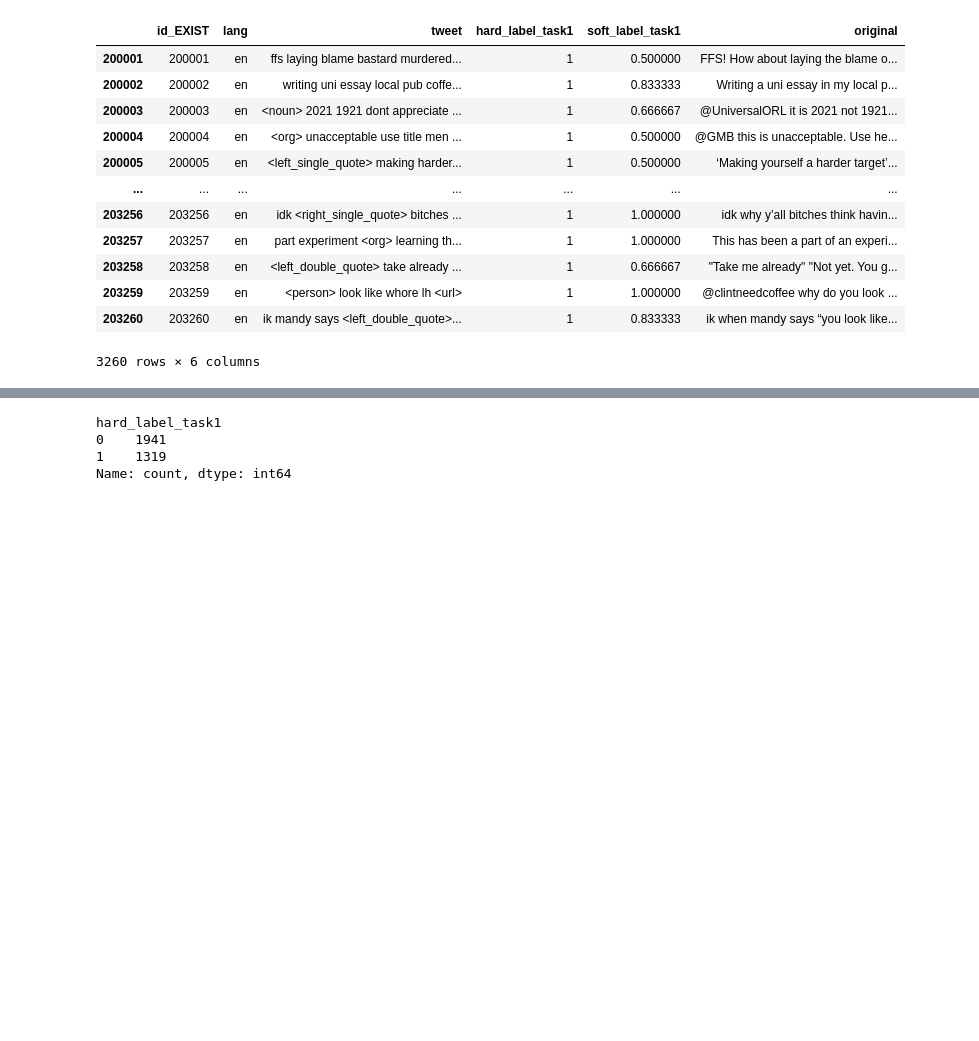
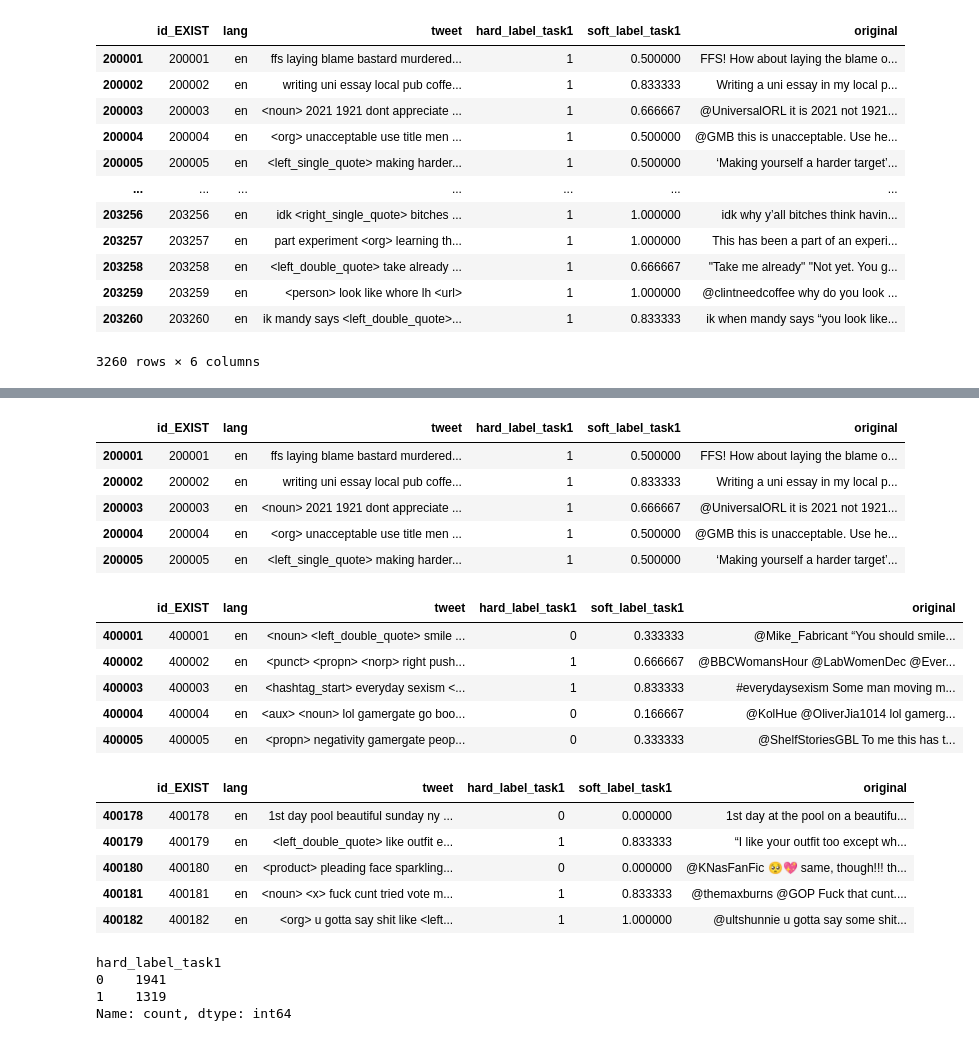
Before and after one commit to SangioAI/NLP_Assignments, a Jupyter notebook: assignment1.ipynb, the cells around one changed output, grey strips where cells are left out. Cells and saved outputs as stored; diff of their text form; code cells hidden in the pictures; blank space fills up the shorter version.

```diff
--- a/assignment1.ipynb
+++ b/assignment1.ipynb
@@ -377,0 +515,24 @@ target = "hard_label_task1"
+# %%
+# some examples of each dataset
+display(processed_training_data.head())
+display(processed_validation_data.head())
+display(processed_test_data.head())
+# %% [output]
+|  | id_EXIST | lang | tweet | hard_label_task1 | soft_label_task1 | original |
+| 200001 | 200001 | en | ffs laying blame bastard murdered... | 1 | 0.500000 | FFS! How about laying the blame o... |
+| 200002 | 200002 | en | writing uni essay local pub coffe... | 1 | 0.833333 | Writing a uni essay in my local p... |
+| 200003 | 200003 | en | <noun> 2021 1921 dont appreciate ... | 1 | 0.666667 | @UniversalORL it is 2021 not 1921... |
+| 200004 | 200004 | en | <org> unacceptable use title men ... | 1 | 0.500000 | @GMB this is unacceptable. Use he... |
+| 200005 | 200005 | en | <left_single_quote> making harder... | 1 | 0.500000 | ‘Making yourself a harder target’... |
+|  | id_EXIST | lang | tweet | hard_label_task1 | soft_label_task1 | original |
+| 400001 | 400001 | en | <noun> <left_double_quote> smile ... | 0 | 0.333333 | @Mike_Fabricant “You should smile... |
+| 400002 | 400002 | en | <punct> <propn> <norp> right push... | 1 | 0.666667 | @BBCWomansHour @LabWomenDec @Ever... |
+| 400003 | 400003 | en | <hashtag_start> everyday sexism <... | 1 | 0.833333 | #everydaysexism Some man moving m... |
+| 400004 | 400004 | en | <aux> <noun> lol gamergate go boo... | 0 | 0.166667 | @KolHue @OliverJia1014 lol gamerg... |
+| 400005 | 400005 | en | <propn> negativity gamergate peop... | 0 | 0.333333 | @ShelfStoriesGBL To me this has t... |
+|  | id_EXIST | lang | tweet | hard_label_task1 | soft_label_task1 | original |
+| 400178 | 400178 | en | 1st day pool beautiful sunday ny ... | 0 | 0.000000 | 1st day at the pool on a beautifu... |
+| 400179 | 400179 | en | <left_double_quote> like outfit e... | 1 | 0.833333 | “I like your outfit too except wh... |
+| 400180 | 400180 | en | <product> pleading face sparkling... | 0 | 0.000000 | @KNasFanFic 🥺💖 same, though!!! th... |
+| 400181 | 400181 | en | <noun> <x> fuck cunt tried vote m... | 1 | 0.833333 | @themaxburns @GOP Fuck that cunt.... |
+| 400182 | 400182 | en | <org> u gotta say shit like <left... | 1 | 1.000000 | @ultshunnie u gotta say some shit... |
```
Also changed, not shown: parts of 114 cells of this notebook.
